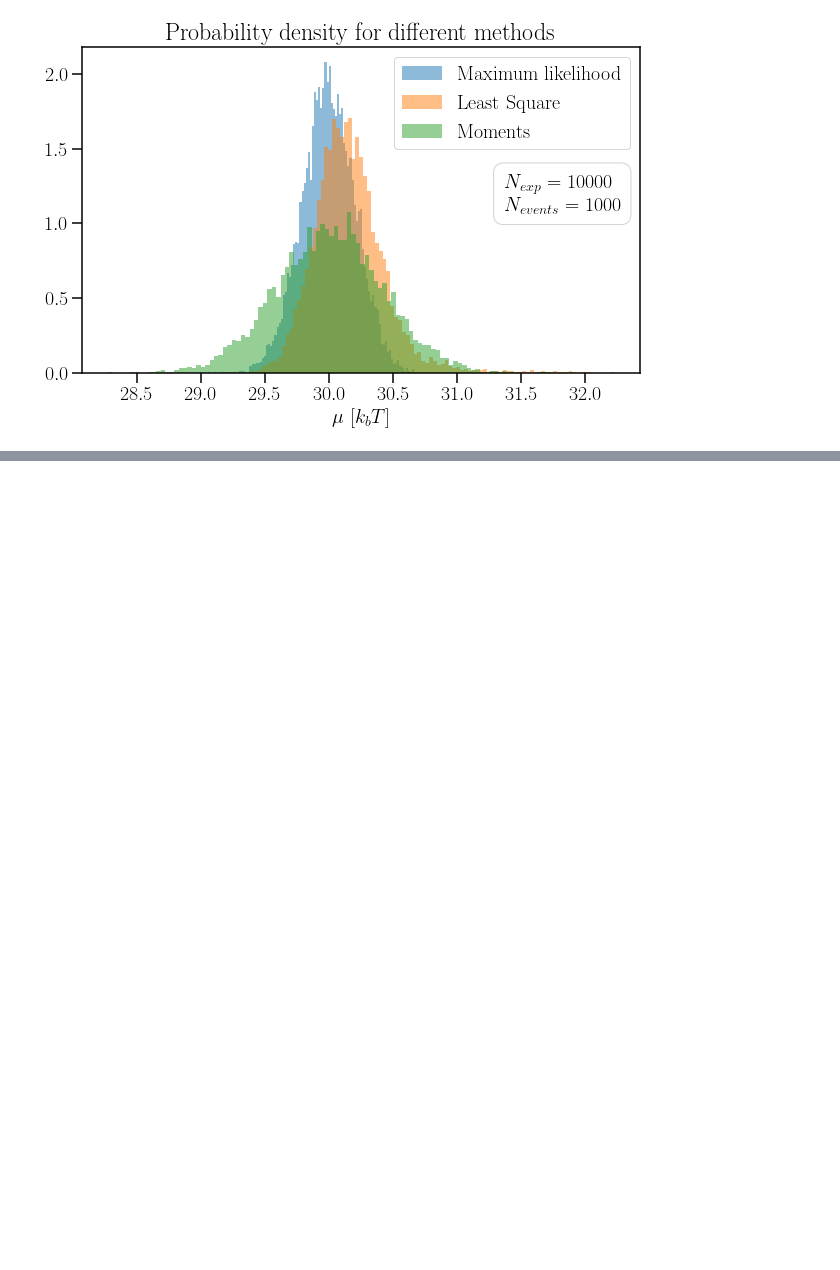
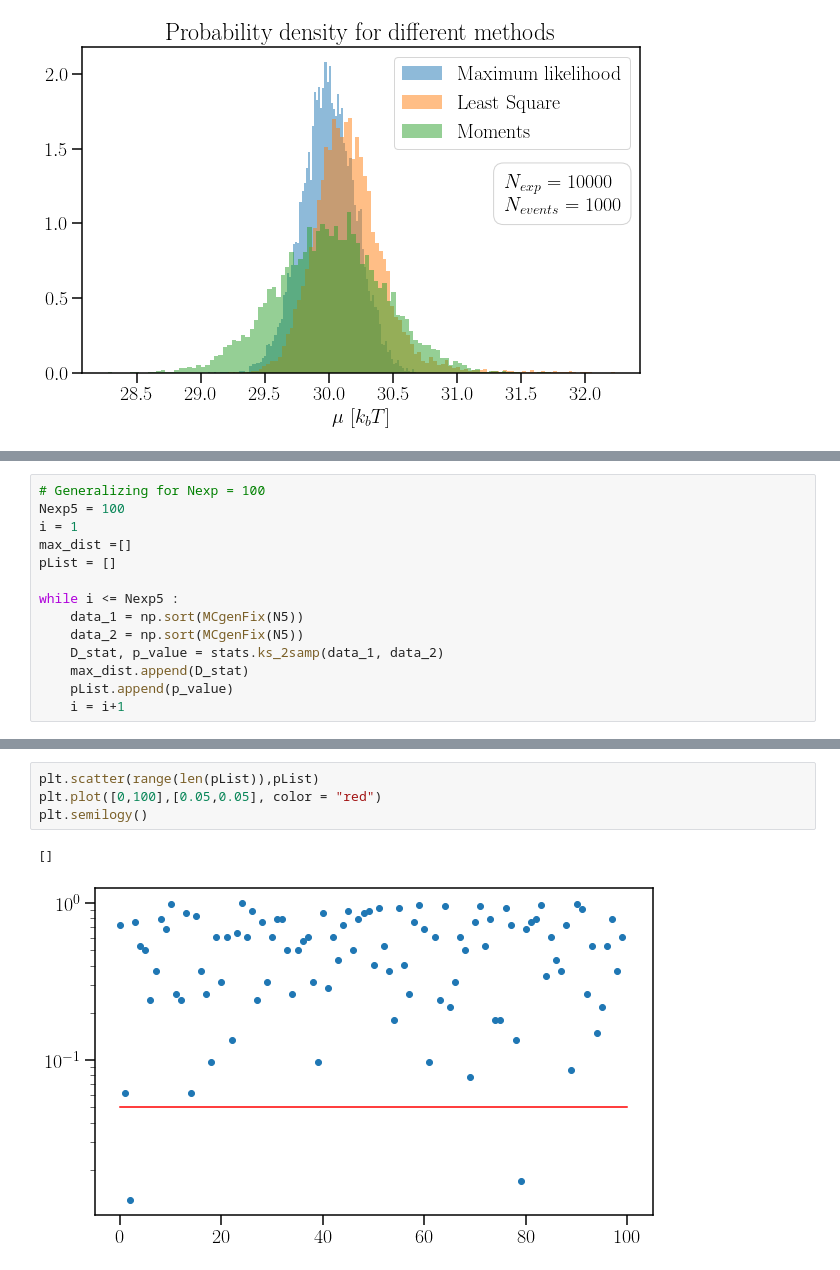
Before and after one commit to Nayaqs/stats, a Jupyter notebook: FinalProject-Andres.ipynb, the cells around one changed output, grey strips where cells are left out. Cells and saved outputs as stored; diff of their text form; blank space fills up the shorter version.

```diff
--- a/FinalProject-Andres.ipynb
+++ b/FinalProject-Andres.ipynb
@@ -531,0 +615,14 @@ plt.show()
+# %%
+# Generalizing for Nexp = 100
+Nexp5 = 100
+i = 1
+max_dist =[]
+pList = []
+
+while i <= Nexp5 :
+    data_1 = np.sort(MCgenFix(N5))
+    data_2 = np.sort(MCgenFix(N5))
+    D_stat, p_value = stats.ks_2samp(data_1, data_2)
+    max_dist.append(D_stat)
+    pList.append(p_value)
+    i = i+1
@@ -531,0 +641,7 @@ plt.show()
+# %%
+plt.scatter(range(len(pList)),pList)
+plt.plot([0,100],[0.05,0.05], color = "red")
+plt.semilogy()
+# %% [output]
+[]
+[figure, added]
```
Also changed, not shown: parts of 15 cells of this notebook.
